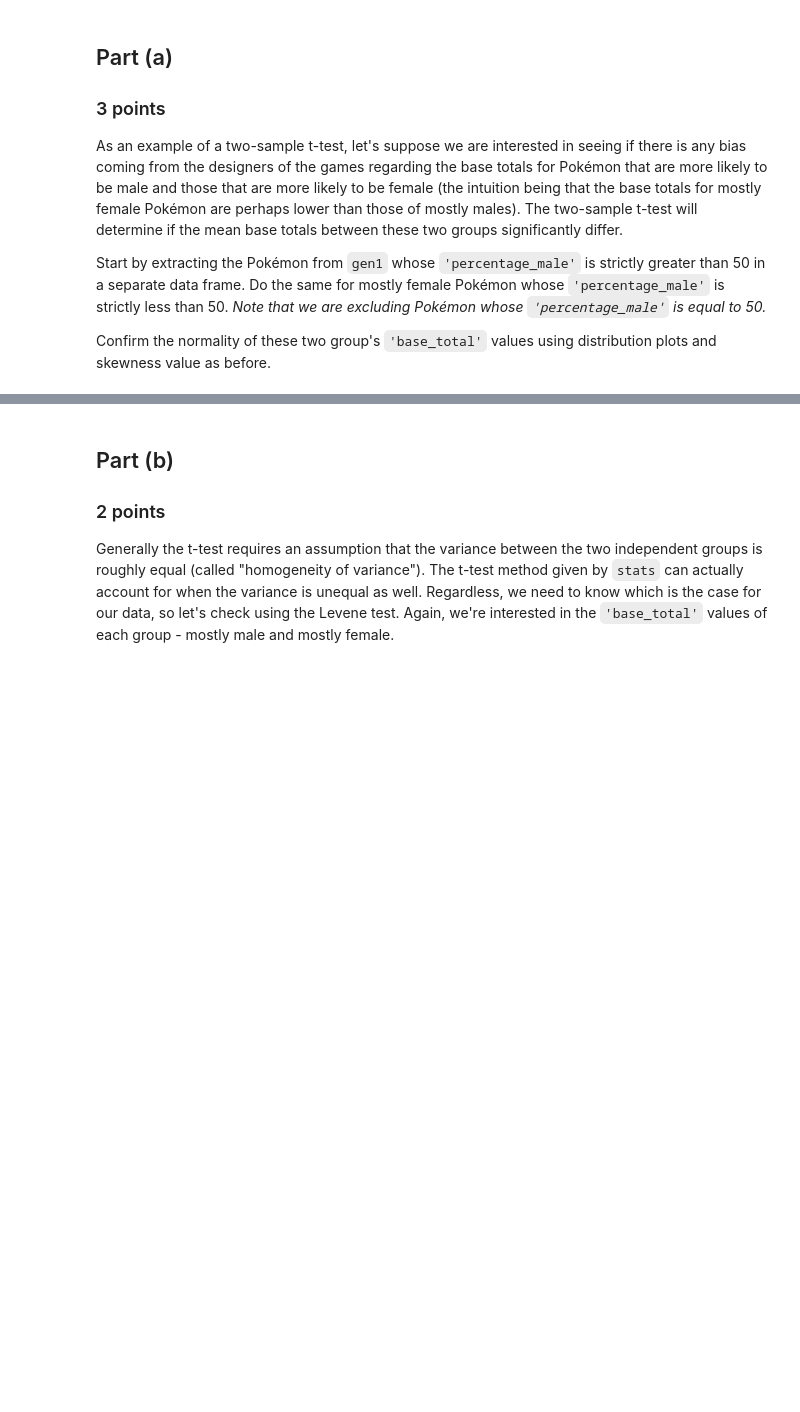
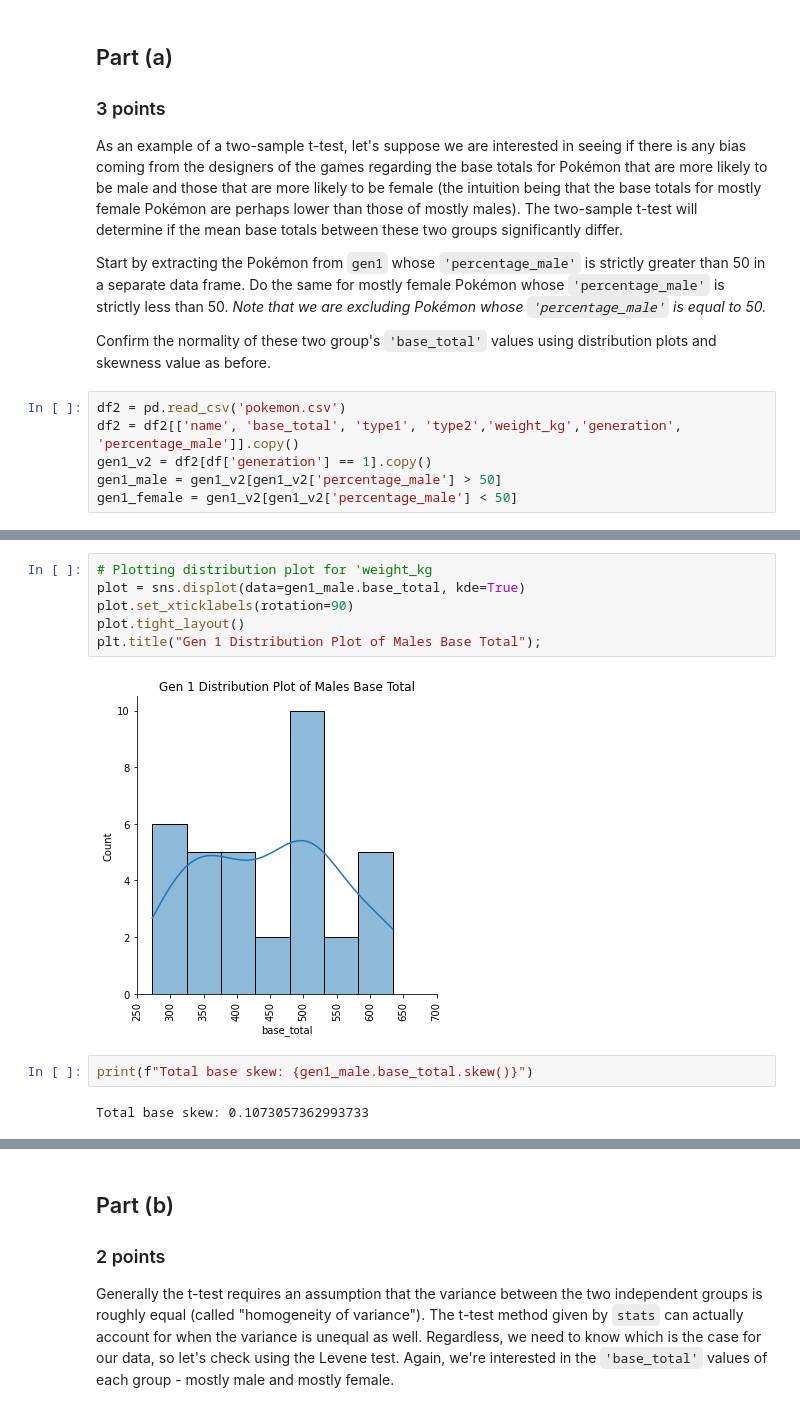
Before and after one commit to DuncanFerguson/GITHUB_REPOSITORY, a Jupyter notebook: DU_MSDS/Data Science Tools 1/Assignment_6/Duncan_Ferguson_Assignment _6 _Inferential_Statistics.ipynb, the cells around one changed output, grey strips where cells are left out. Saved outputs shown, nothing was run; the diff lists cells and outputs as text; blank space fills up the shorter version.

```diff
--- a/DU_MSDS/Data Science Tools 1/Assignment_6/Duncan_Ferguson_Assignment _6 _Inferential_Statistics.ipynb
+++ b/DU_MSDS/Data Science Tools 1/Assignment_6/Duncan_Ferguson_Assignment _6 _Inferential_Statistics.ipynb
@@ -336,3 +339,9 @@ As an example of a two-sample t-test, let's suppose we are interested in seeing
 Start by extracting the Pokémon from `gen1` whose `'percentage_male'` is strictly greater than 50 in a separate data frame. Do the same for mostly female Pokémon whose `'percentage_male'` is strictly less than 50. *Note that we are excluding Pokémon whose `'percentage_male'` is equal to 50.*
 
 Confirm the normality of these two group's `'base_total'` values using distribution plots and skewness value as before.
+# %%
+df2 = pd.read_csv('pokemon.csv')
+df2 = df2[['name', 'base_total', 'type1', 'type2','weight_kg','generation', 'percentage_male']].copy()
+gen1_v2 = df2[df['generation'] == 1].copy()
+gen1_male = gen1_v2[gen1_v2['percentage_male'] > 50]
+gen1_female = gen1_v2[gen1_v2['percentage_male'] < 50]
@@ -338,0 +384,12 @@ Confirm the normality of these two group's `'base_total'` values using distribut
+# %%
+# Plotting distribution plot for 'weight_kg
+plot = sns.displot(data=gen1_male.base_total, kde=True)
+plot.set_xticklabels(rotation=90)
+plot.tight_layout()
+plt.title("Gen 1 Distribution Plot of Males Base Total");
+# %% [output]
+[figure, added]
+# %%
+print(f"Total base skew: {gen1_male.base_total.skew()}")
+# %% [output]
+Total base skew: 0.1073057362993733
```
Also changed, not shown: parts of 10 cells of this notebook.
